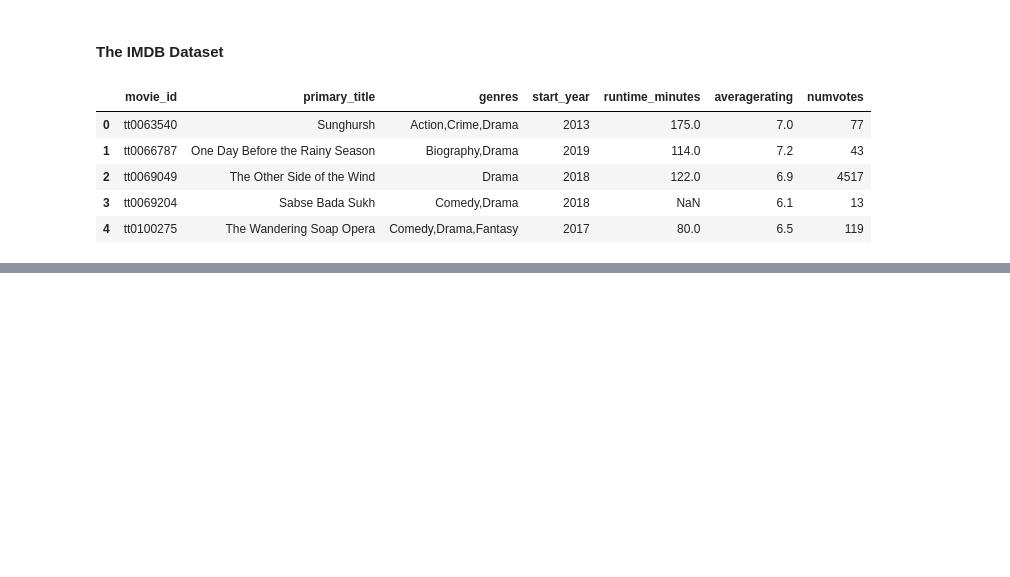
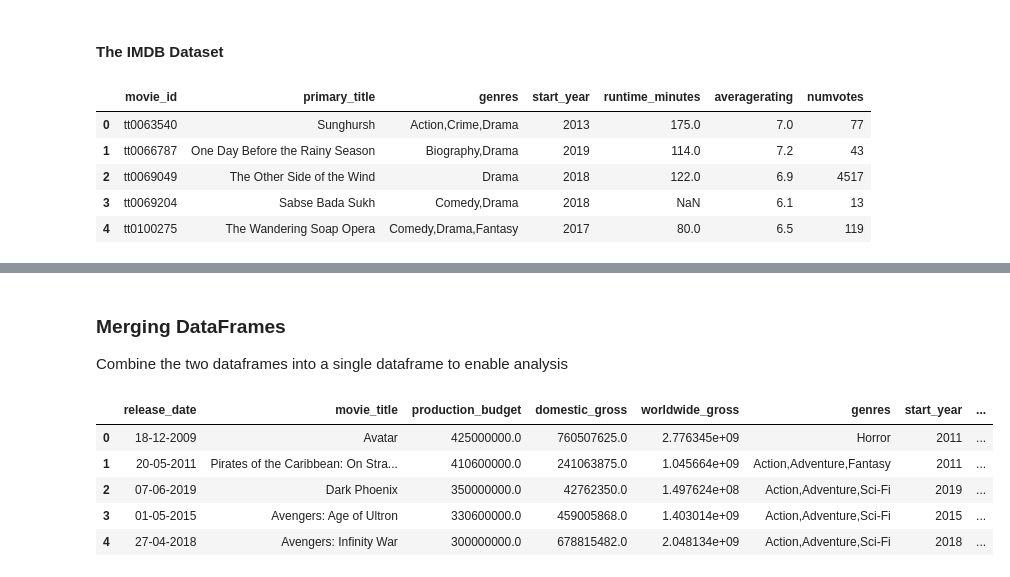
Before and after one commit to Iamwangui/Group1_Movies_Analysis_Project, a Jupyter notebook: movies_analysis.ipynb, the cells around one changed output, grey strips where cells are left out. Saved outputs shown, nothing was run; the diff lists cells and outputs as text; code cells hidden in the pictures; blank space fills up the shorter version.

```diff
--- a/movies_analysis.ipynb
+++ b/movies_analysis.ipynb
@@ -104,0 +153,5 @@ movie_database.head()
+# %%
+#rename column movie column to movie_title and drop id column
+movie_budgets.rename(columns={'movie':'movie_title'},inplace=True)
+movie_budgets.drop(columns='id',inplace=True)
+movie_budgets.head()
@@ -104,0 +201,3 @@ movie_database.head()
+# %% [markdown]
+### Merging DataFrames
+Combine the two dataframes into a single dataframe to enable analysis
@@ -104,0 +207,9 @@ movie_database.head()
+# %%
+merged_movies.head()
+# %% [output]
+|  | release_date | movie_title | production_budget | domestic_gross | worldwide_gross | genres | start_year | ... |
+| 0 | 18-12-2009 | Avatar | 425000000.0 | 760507625.0 | 2.776345e+09 | Horror | 2011 | ... |
+| 1 | 20-05-2011 | Pirates of the Caribbean: On Stra... | 410600000.0 | 241063875.0 | 1.045664e+09 | Action,Adventure,Fantasy | 2011 | ... |
+| 2 | 07-06-2019 | Dark Phoenix | 350000000.0 | 42762350.0 | 1.497624e+08 | Action,Adventure,Sci-Fi | 2019 | ... |
+| 3 | 01-05-2015 | Avengers: Age of Ultron | 330600000.0 | 459005868.0 | 1.403014e+09 | Action,Adventure,Sci-Fi | 2015 | ... |
+| 4 | 27-04-2018 | Avengers: Infinity War | 300000000.0 | 678815482.0 | 2.048134e+09 | Action,Adventure,Sci-Fi | 2018 | ... |
```
Also changed, not shown: parts of 18 cells of this notebook, 1 other file.
